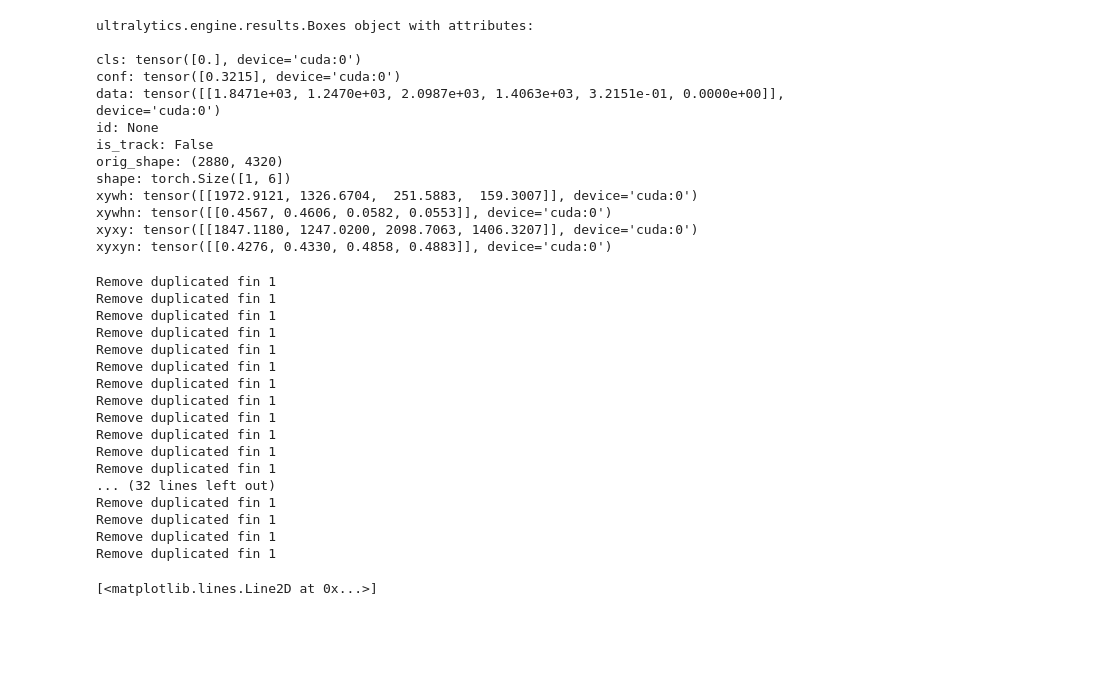
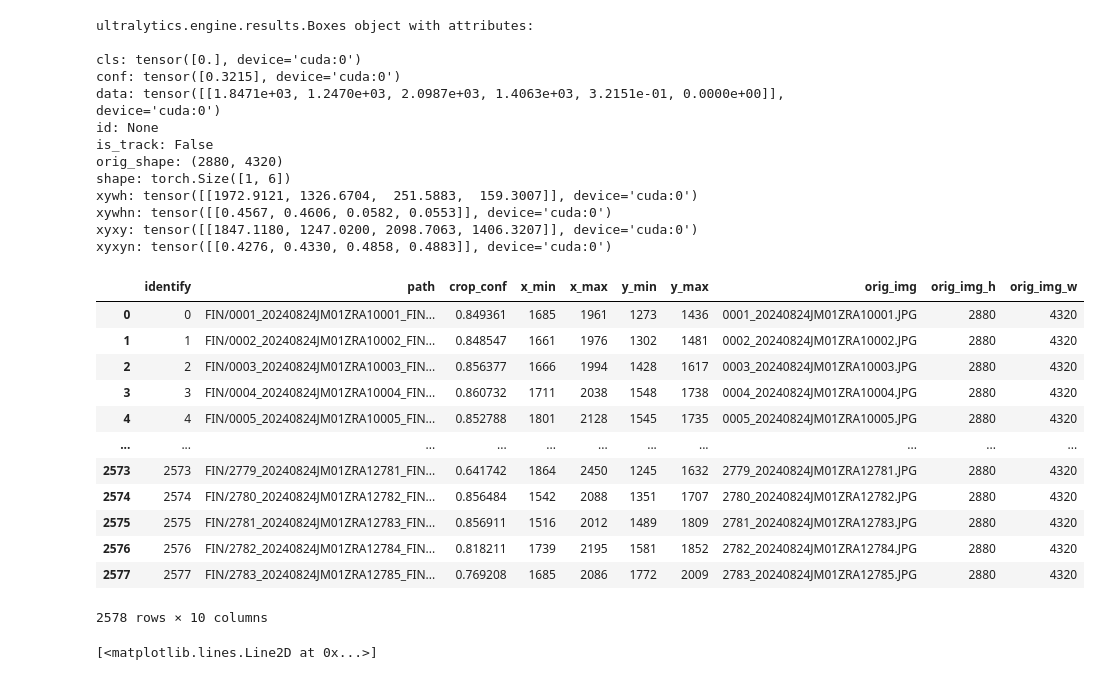
Before and after one commit to JiangXL/Doris, a Jupyter notebook: Step1_crop_fin.ipynb, the cells around one changed output. Saved outputs shown, nothing was run; the diff lists cells and outputs as text; code cells hidden in the pictures; blank space fills up the shorter version.

```diff
--- a/Step1_crop_fin.ipynb
+++ b/Step1_crop_fin.ipynb
@@ -55,7 +52,7 @@ from check_duplicate_detections import filter_duplicate_detections
 # Extract and Crop Fin from Orignal Image, One by One
 meta_info = pd.DataFrame(columns=["identify", "path", "crop_conf",
                                   "x_min", "x_max", "y_min", "y_max",
-                                  "orig_img", "orig_img_h", ""])
+                                  "orig_img", "orig_img_h", "orig_img_w"])
 IOU_THRESHOLD = 0.6
 for JPG_path  in tqdm(JPG_paths):
     ori_img_name = os.path.basename(JPG_path)
@@ -83,24 +80,22 @@ for JPG_path  in tqdm(JPG_paths):
                       "orig_img": ori_img_name, "orig_img_h": orig_img_h, "orig_img_w": orig_img_w}
             meta_info.loc[len(meta_info)] = new_row
 meta_info.identify = range(len(meta_info))
-# %% [output]
-Remove duplicated fin 1
-Remove duplicated fin 1
-Remove duplicated fin 1
-Remove duplicated fin 1
-Remove duplicated fin 1
-Remove duplicated fin 1
-Remove duplicated fin 1
-Remove duplicated fin 1
-Remove duplicated fin 1
-Remove duplicated fin 1
-Remove duplicated fin 1
-Remove duplicated fin 1
-... (32 lines left out)
-Remove duplicated fin 1
-Remove duplicated fin 1
-Remove duplicated fin 1
-Remove duplicated fin 1
+# %%
+meta_info
+# %% [output]
+|  | identify | path | crop_conf | x_min | x_max | y_min | y_max | orig_img | orig_img_h | orig_img_w |
+| 0 | 0 | FIN/0001_20240824JM01ZRA10001_FIN... | 0.849361 | 1685 | 1961 | 1273 | 1436 | 0001_20240824JM01ZRA10001.JPG | 2880 | 4320 |
+| 1 | 1 | FIN/0002_20240824JM01ZRA10002_FIN... | 0.848547 | 1661 | 1976 | 1302 | 1481 | 0002_20240824JM01ZRA10002.JPG | 2880 | 4320 |
+| 2 | 2 | FIN/0003_20240824JM01ZRA10003_FIN... | 0.856377 | 1666 | 1994 | 1428 | 1617 | 0003_20240824JM01ZRA10003.JPG | 2880 | 4320 |
+| 3 | 3 | FIN/0004_20240824JM01ZRA10004_FIN... | 0.860732 | 1711 | 2038 | 1548 | 1738 | 0004_20240824JM01ZRA10004.JPG | 2880 | 4320 |
+| 4 | 4 | FIN/0005_20240824JM01ZRA10005_FIN... | 0.852788 | 1801 | 2128 | 1545 | 1735 | 0005_20240824JM01ZRA10005.JPG | 2880 | 4320 |
+| ... | ... | ... | ... | ... | ... | ... | ... | ... | ... | ... |
+| 2573 | 2573 | FIN/2779_20240824JM01ZRA12781_FIN... | 0.641742 | 1864 | 2450 | 1245 | 1632 | 2779_20240824JM01ZRA12781.JPG | 2880 | 4320 |
+| 2574 | 2574 | FIN/2780_20240824JM01ZRA12782_FIN... | 0.856484 | 1542 | 2088 | 1351 | 1707 | 2780_20240824JM01ZRA12782.JPG | 2880 | 4320 |
+| 2575 | 2575 | FIN/2781_20240824JM01ZRA12783_FIN... | 0.856911 | 1516 | 2012 | 1489 | 1809 | 2781_20240824JM01ZRA12783.JPG | 2880 | 4320 |
+| 2576 | 2576 | FIN/2782_20240824JM01ZRA12784_FIN... | 0.818211 | 1739 | 2195 | 1581 | 1852 | 2782_20240824JM01ZRA12784.JPG | 2880 | 4320 |
+| 2577 | 2577 | FIN/2783_20240824JM01ZRA12785_FIN... | 0.769208 | 1685 | 2086 | 1772 | 2009 | 2783_20240824JM01ZRA12785.JPG | 2880 | 4320 |
+2578 rows × 10 columns
 # %%
 meta_info.to_csv(dataset_path + "FIN_METAINFO.csv")
 # %%
```
Also changed, not shown: parts of 1 cell of this notebook, 5 other files.
